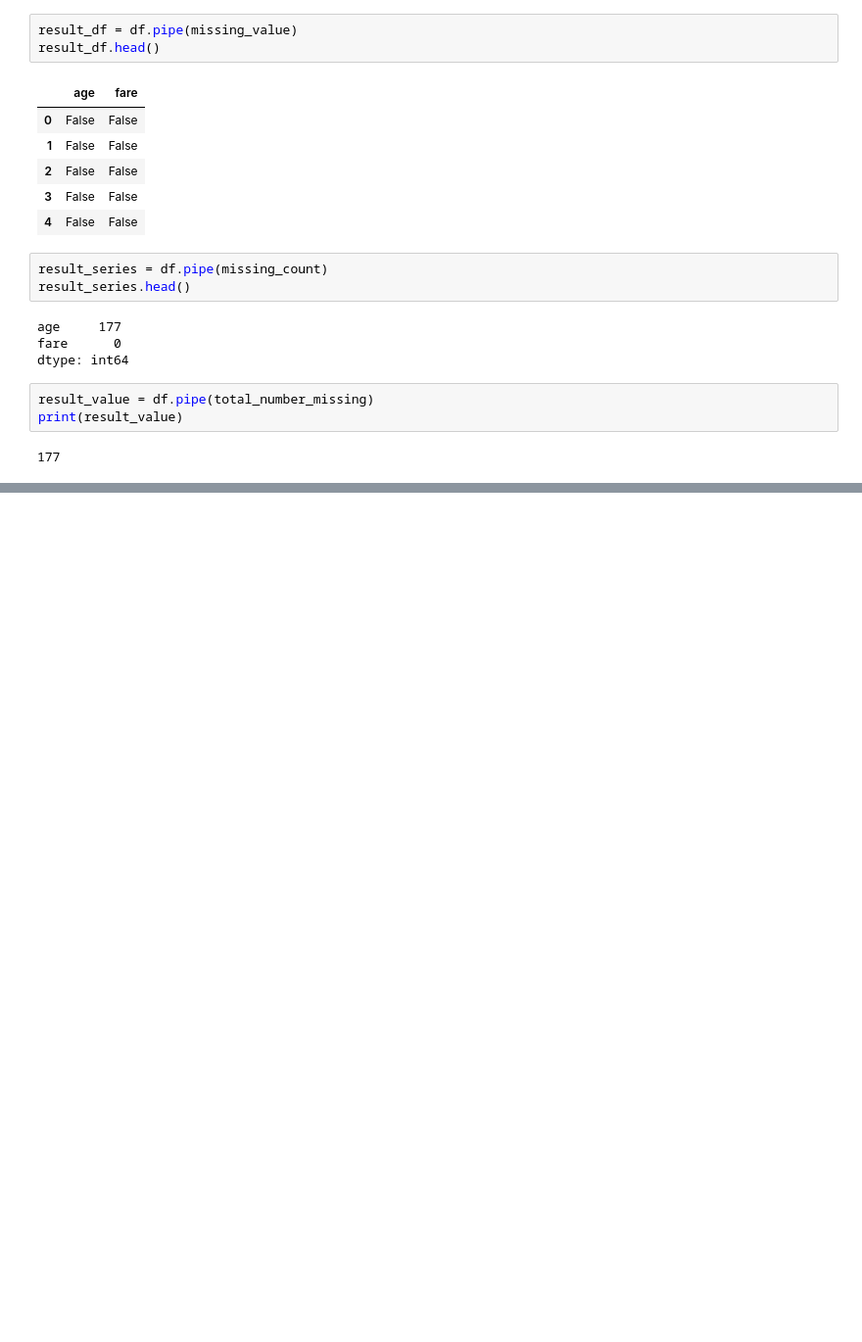
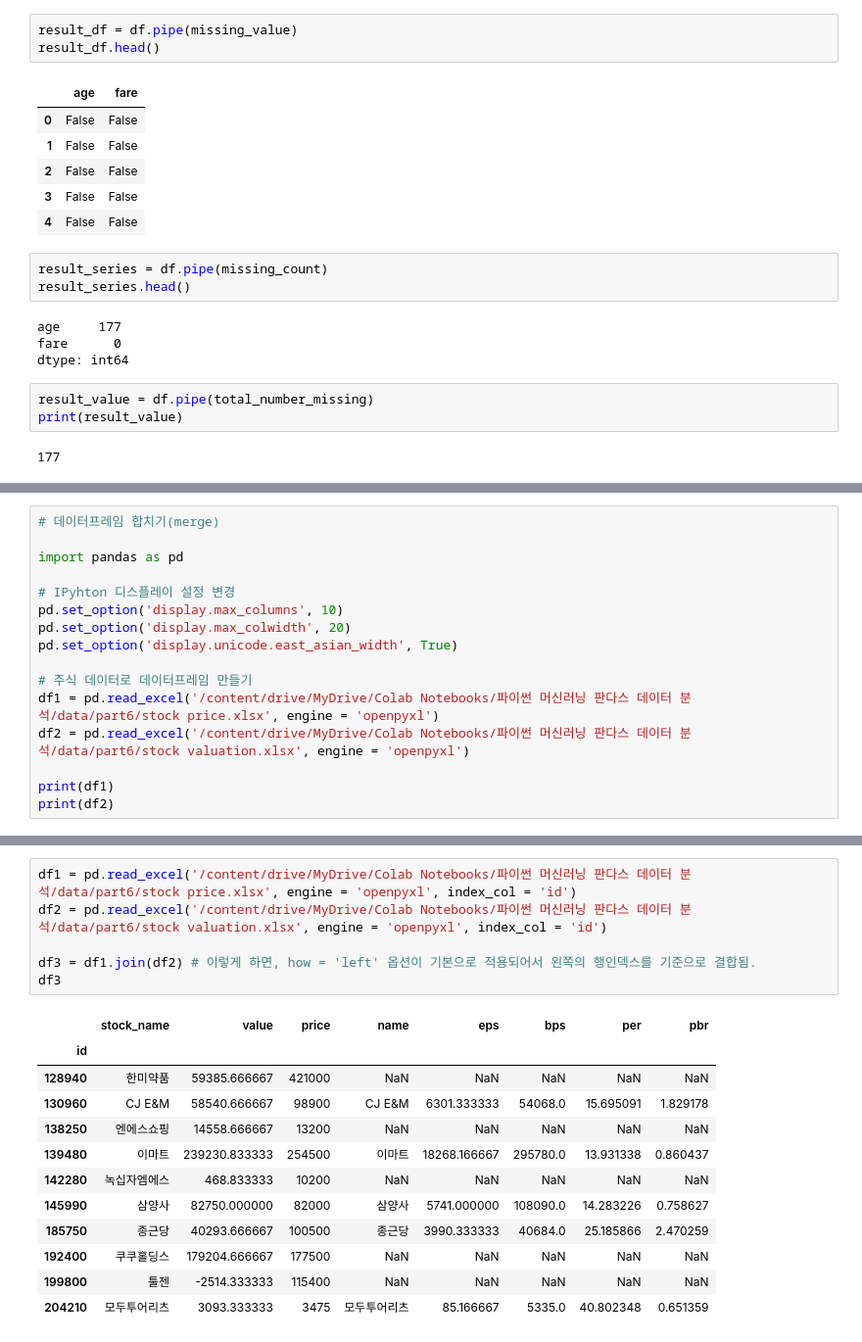
Before and after one commit to CamelGoong/Pandas_Practicing, a Jupyter notebook: PART_6_Application_of_Dataframe.ipynb, the cells around one changed output, grey strips where cells are left out. Shown at 98% size. Saved outputs shown, nothing was run; the diff lists cells and outputs as text; blank space fills up the shorter version.

Commit message:
Colaboratory를 통해 생성됨

```diff
--- a/PART_6_Application_of_Dataframe.ipynb
+++ b/PART_6_Application_of_Dataframe.ipynb
@@ -161,0 +521,16 @@ print(result_value)
+# %%
+# 데이터프레임 합치기(merge)
+
+import pandas as pd
+
+# IPyhton 디스플레이 설정 변경
+pd.set_option('display.max_columns', 10)
+pd.set_option('display.max_colwidth', 20)
+pd.set_option('display.unicode.east_asian_width', True)
+
+# 주식 데이터로 데이터프레임 만들기
+df1 = pd.read_excel('/content/drive/MyDrive/Colab Notebooks/파이썬 머신러닝 판다스 데이터 분석/data/part6/stock price.xlsx', engine = 'openpyxl')
+df2 = pd.read_excel('/content/drive/MyDrive/Colab Notebooks/파이썬 머신러닝 판다스 데이터 분석/data/part6/stock valuation.xlsx', engine = 'openpyxl')
+
+print(df1)
+print(df2)
@@ -161,0 +672,19 @@ print(result_value)
+# %%
+df1 = pd.read_excel('/content/drive/MyDrive/Colab Notebooks/파이썬 머신러닝 판다스 데이터 분석/data/part6/stock price.xlsx', engine = 'openpyxl', index_col = 'id')
+df2 = pd.read_excel('/content/drive/MyDrive/Colab Notebooks/파이썬 머신러닝 판다스 데이터 분석/data/part6/stock valuation.xlsx', engine = 'openpyxl', index_col = 'id')
+
+df3 = df1.join(df2) # 이렇게 하면, how = 'left' 옵션이 기본으로 적용되어서 왼쪽의 행인덱스를 기준으로 결합됨.
+df3
+# %% [output]
+|  | stock_name | value | price | name | eps | bps | per | pbr |
+| id |  |  |  |  |  |  |  |  |
+| 128940 | 한미약품 | 59385.666667 | 421000 | NaN | NaN | NaN | NaN | NaN |
+| 130960 | CJ E&M | 58540.666667 | 98900 | CJ E&M | 6301.333333 | 54068.0 | 15.695091 | 1.829178 |
+| 138250 | 엔에스쇼핑 | 14558.666667 | 13200 | NaN | NaN | NaN | NaN | NaN |
+| 139480 | 이마트 | 239230.833333 | 254500 | 이마트 | 18268.166667 | 295780.0 | 13.931338 | 0.860437 |
+| 142280 | 녹십자엠에스 | 468.833333 | 10200 | NaN | NaN | NaN | NaN | NaN |
+| 145990 | 삼양사 | 82750.000000 | 82000 | 삼양사 | 5741.000000 | 108090.0 | 14.283226 | 0.758627 |
+| 185750 | 종근당 | 40293.666667 | 100500 | 종근당 | 3990.333333 | 40684.0 | 25.185866 | 2.470259 |
+| 192400 | 쿠쿠홀딩스 | 179204.666667 | 177500 | NaN | NaN | NaN | NaN | NaN |
+| 199800 | 툴젠 | -2514.333333 | 115400 | NaN | NaN | NaN | NaN | NaN |
+| 204210 | 모두투어리츠 | 3093.333333 | 3475 | 모두투어리츠 | 85.166667 | 5335.0 | 40.802348 | 0.651359 |
```
Also changed, not shown: parts of 42 cells of this notebook.
